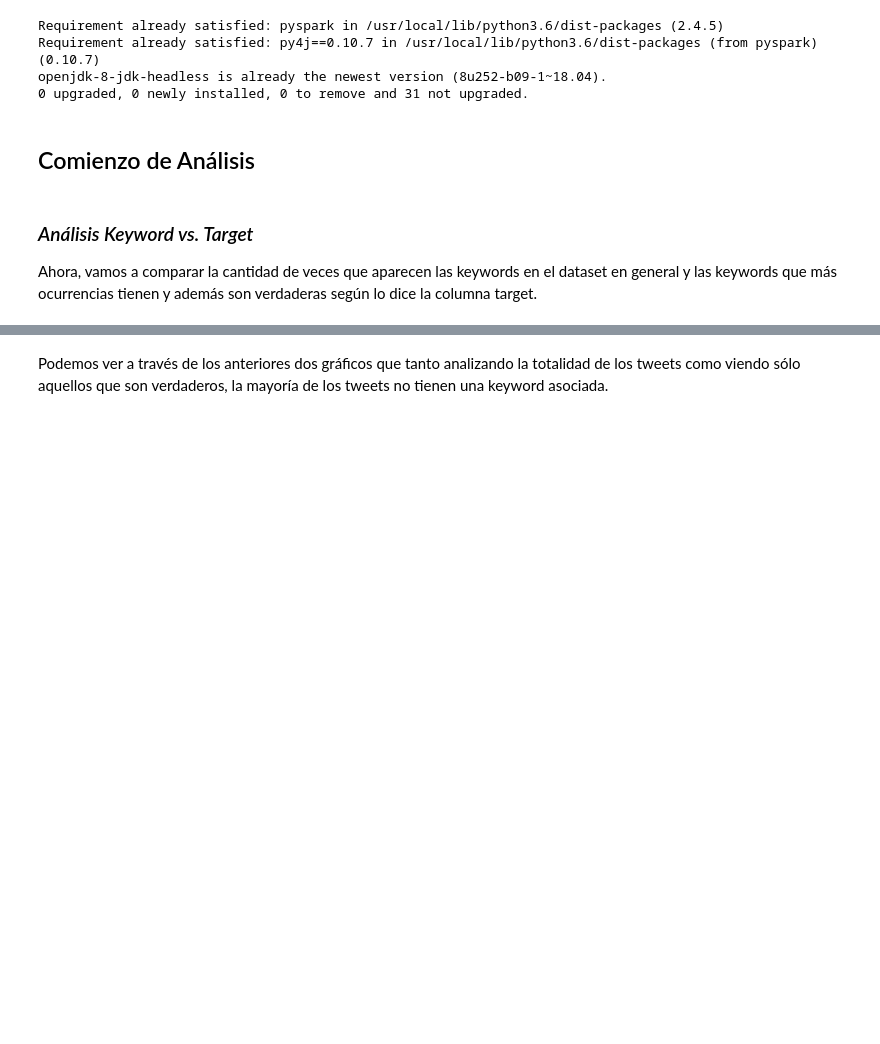
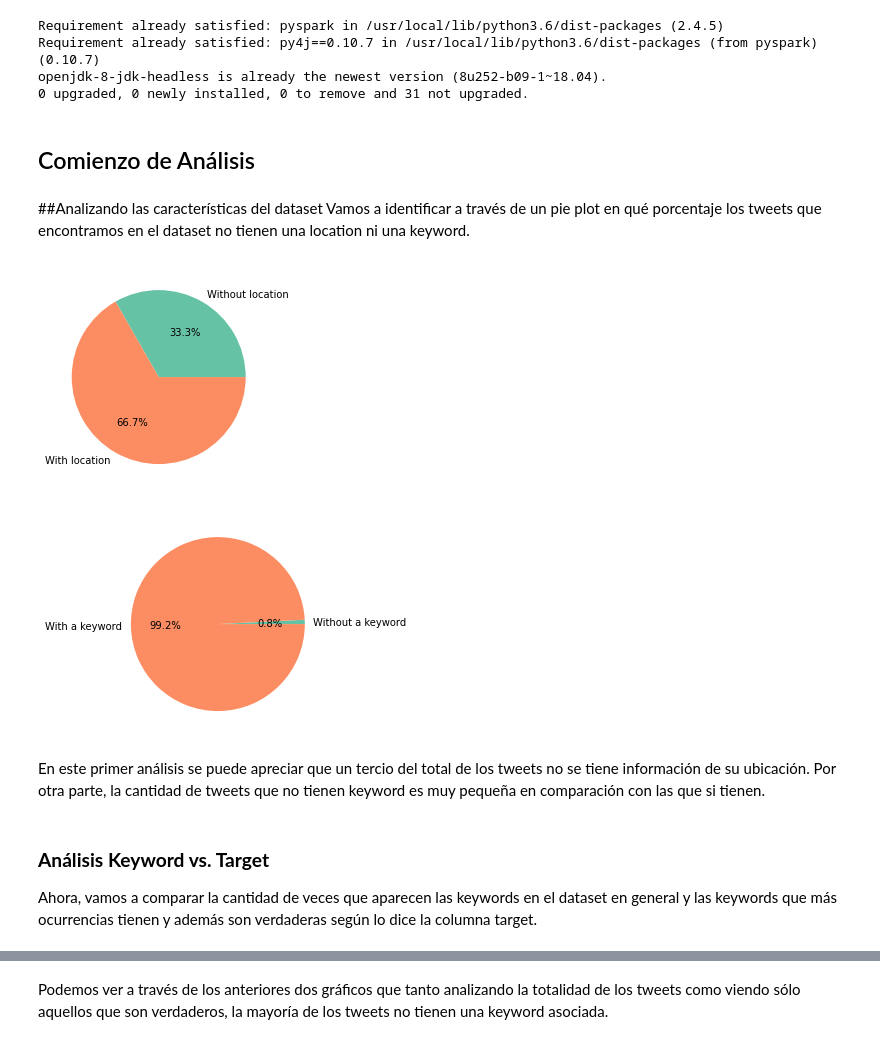
Before and after one commit to grettynazario/TP1-orgaDatos, a Jupyter notebook: TP1.ipynb, the cells around one changed output, grey strips where cells are left out. Drawn from its saved outputs; the diff is of its cells as text; code cells hidden in the pictures; blank space fills up the shorter version.

```diff
--- a/TP1.ipynb
+++ b/TP1.ipynb
@@ -79,0 +76,25 @@ tweets.fillna(value=values, inplace=True)
+# %% [markdown]
+##Analizando las características del dataset
+Vamos a identificar a través de un pie plot en qué porcentaje los tweets que encontramos en el dataset no tienen una location ni una keyword.
+# %%
+tweets_without_loc = tweets.location.isnull().sum()
+tweets_with_loc = tweets.location.size - tweets_without_loc
+
+values = [tweets_without_loc, tweets_with_loc]
+x = ['Without location','With location']
+plt.pie(values, labels=x, autopct='%0.1f%%')
+plt.show()
+
+#Análisis similar para ver si tienen keyword
+tweets_without_keyw = tweets.keyword.isnull().sum()
+tweets_with_keyw = tweets.keyword.size - tweets_without_keyw
+
+values = [tweets_without_keyw, tweets_with_keyw]
+x = ['Without a keyword','With a keyword']
+plt.pie(values, labels=x, autopct='%0.1f%%')
+plt.show()
+# %% [output]
+[figure, added]
+[figure, added]
+# %% [markdown]
+En este primer análisis se puede apreciar que un tercio del total de los tweets no se tiene información de su ubicación. Por otra parte, la cantidad de tweets que no tienen keyword es muy pequeña en comparación con las que si tienen.
@@ -80,5 +105,5 @@ tweets.fillna(value=values, inplace=True)
 # %% [markdown]
-### *Análisis Keyword vs. Target*
+### **Análisis Keyword vs. Target**
 
 Ahora, vamos a comparar la cantidad de veces que aparecen las keywords en el dataset en general y las keywords que más ocurrencias tienen y además son verdaderas según lo dice la columna target.
 # %%
```
Also changed, not shown: parts of 26 cells of this notebook.
